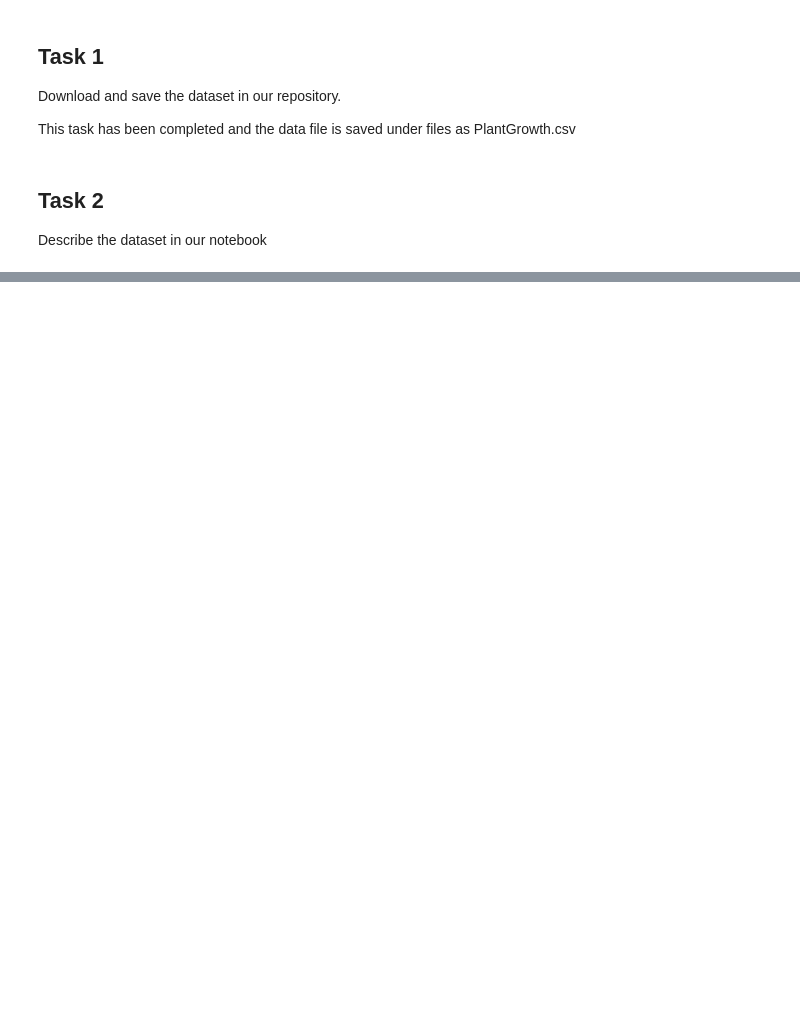
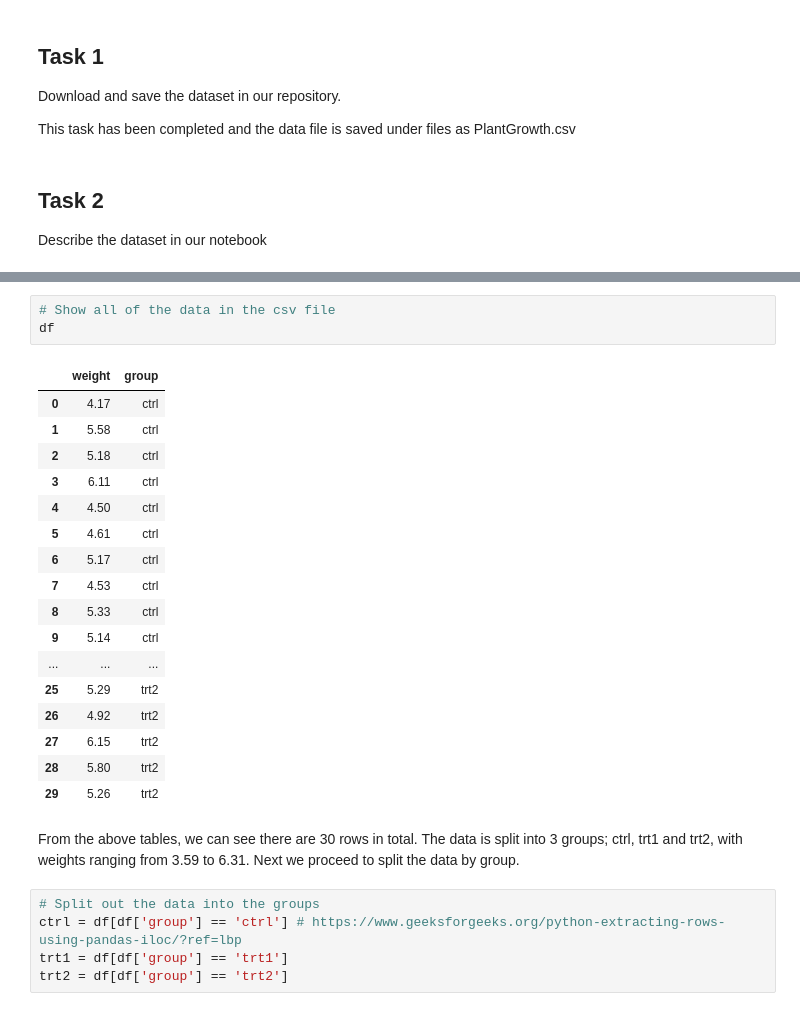
Before and after one commit to kevinsenan/applied_statistics_24_25, a Jupyter notebook: project.ipynb, the cells around one changed output, grey strips where cells are left out. Drawn from its saved outputs; the diff is of its cells as text; blank space fills up the shorter version.

```diff
--- a/project.ipynb
+++ b/project.ipynb
@@ -45,0 +58,28 @@ AttributeError: module 'pandas' has no attribute 'read'
+# %%
+# Show all of the data in the csv file
+df
+# %% [output]
+|  | weight | group |
+| 0 | 4.17 | ctrl |
+| 1 | 5.58 | ctrl |
+| 2 | 5.18 | ctrl |
+| 3 | 6.11 | ctrl |
+| 4 | 4.50 | ctrl |
+| 5 | 4.61 | ctrl |
+| 6 | 5.17 | ctrl |
+| 7 | 4.53 | ctrl |
+| 8 | 5.33 | ctrl |
+| 9 | 5.14 | ctrl |
+| ... | ... | ... |
+| 25 | 5.29 | trt2 |
+| 26 | 4.92 | trt2 |
+| 27 | 6.15 | trt2 |
+| 28 | 5.80 | trt2 |
+| 29 | 5.26 | trt2 |
+# %% [markdown]
+From the above tables, we can see there are 30 rows in total. The data is split into 3 groups; ctrl, trt1 and trt2, with weights ranging from 3.59 to 6.31. Next we proceed to split the data by group.
+# %%
+# Split out the data into the groups
+ctrl = df[df['group'] == 'ctrl'] # https://www.geeksforgeeks.org/python-extracting-rows-using-pandas-iloc/?ref=lbp
+trt1 = df[df['group'] == 'trt1']
+trt2 = df[df['group'] == 'trt2']
```
Also changed, not shown: parts of 15 cells of this notebook.
